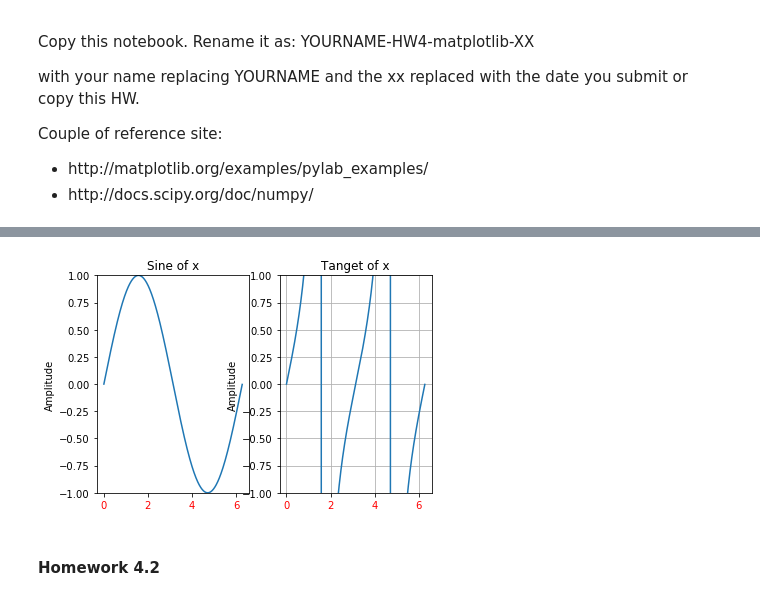
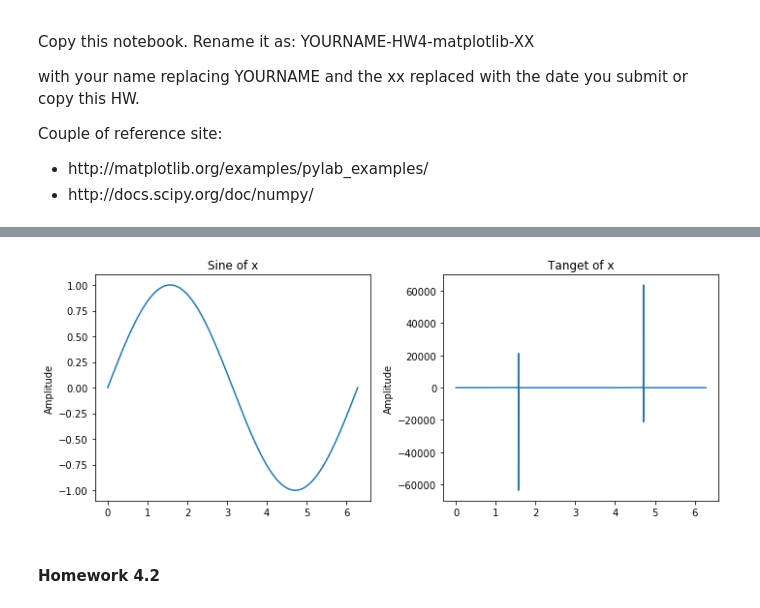
Before and after one commit to DineshVangumalli/big-data-python-class, a Jupyter notebook: Homeworks/Homework4/VANGUMALLI-HW4-matplotlib-27-Sept-2017.ipynb, the cells around one changed output, grey strips where cells are left out. Saved outputs shown, nothing was run; the diff lists cells and outputs as text; code cells hidden in the pictures.

```diff
--- a/Homeworks/Homework4/VANGUMALLI-HW4-matplotlib-27-Sept-2017.ipynb
+++ b/Homeworks/Homework4/VANGUMALLI-HW4-matplotlib-27-Sept-2017.ipynb
@@ -31,33 +32,24 @@ Label the figures.
 Should look something like:
 <img src="./images/Figure_with_multipleplot.png" width="300" height="200">
 # %%
-x = np.arange(0.0, 2*pi, 0.01)
-
-fig = figure(1)
+x = np.linspace(0,2*np.pi,100000)
+fig = plt.figure(figsize=(10,4))
 
 ax1 = fig.add_subplot(121)
 ax1.plot(x, np.sin(x))
 ax1.grid(False)
-ax1.set_ylim((-1, 1))
 ax1.set_ylabel('Amplitude')
 ax1.set_title('Sine of x')
 
-for label in ax1.get_xticklabels():
-    label.set_color('r')
-
-
 ax2 = fig.add_subplot(122)
-ax2.plot(x, np.sin(x)/np.cos(x))
-ax2.grid(True)
-ax2.set_ylim((-1, 1))
+ax2.plot(x, np.tan(x))
+ax2.grid(False)
 ax2.set_ylabel('Amplitude')
 ax2.set_title('Tanget of x')
-for label in ax2.get_xticklabels():
-    label.set_color('r')
 
-show()
+plt.tight_layout()
 # %% [output]
-[figure, old version]
+[figure, new version]
 # %% [markdown]
 #### Homework 4.2
 # %% [markdown]
```
Also changed, not shown: parts of 6 cells of this notebook, 30 other files.
